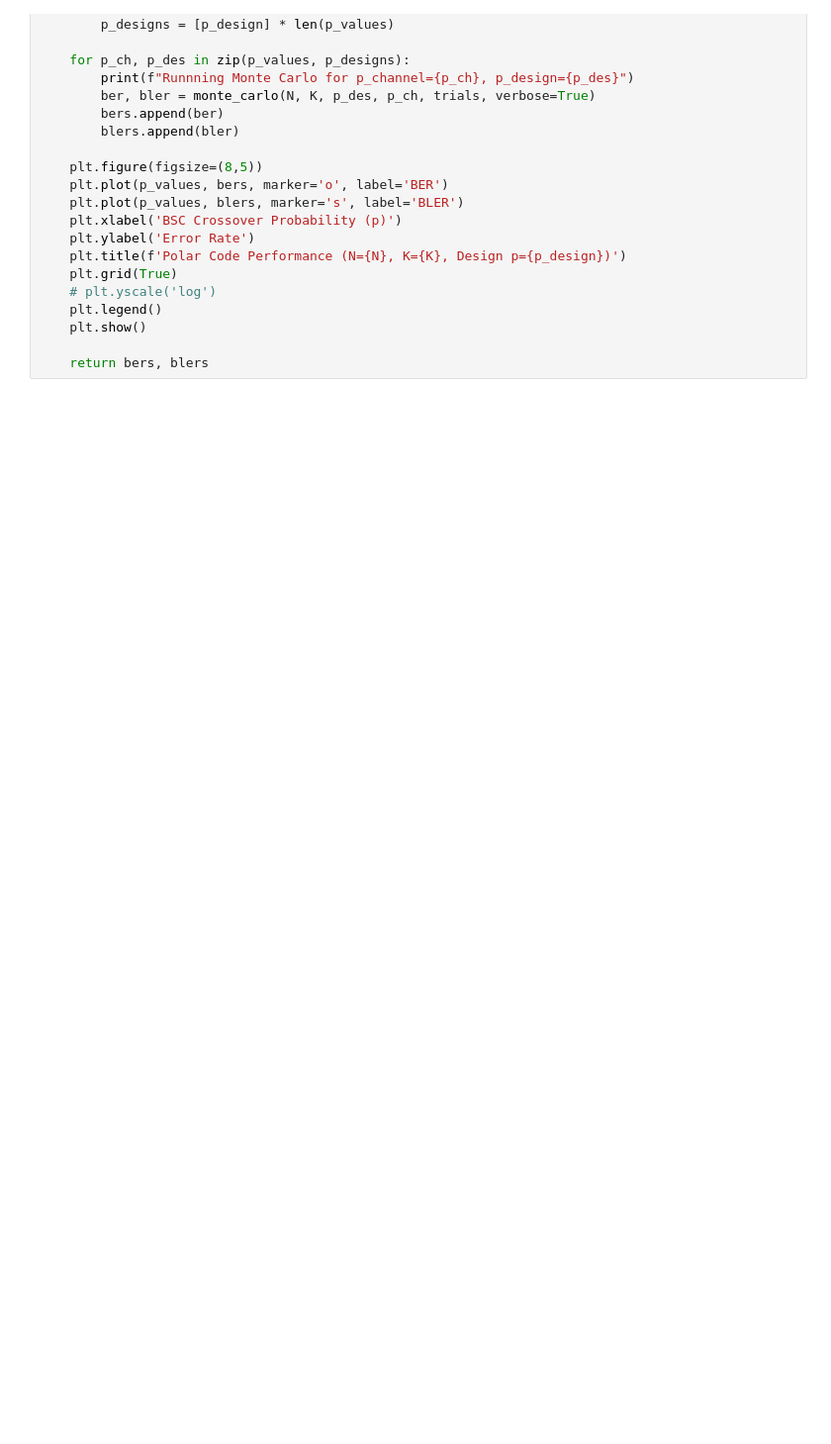
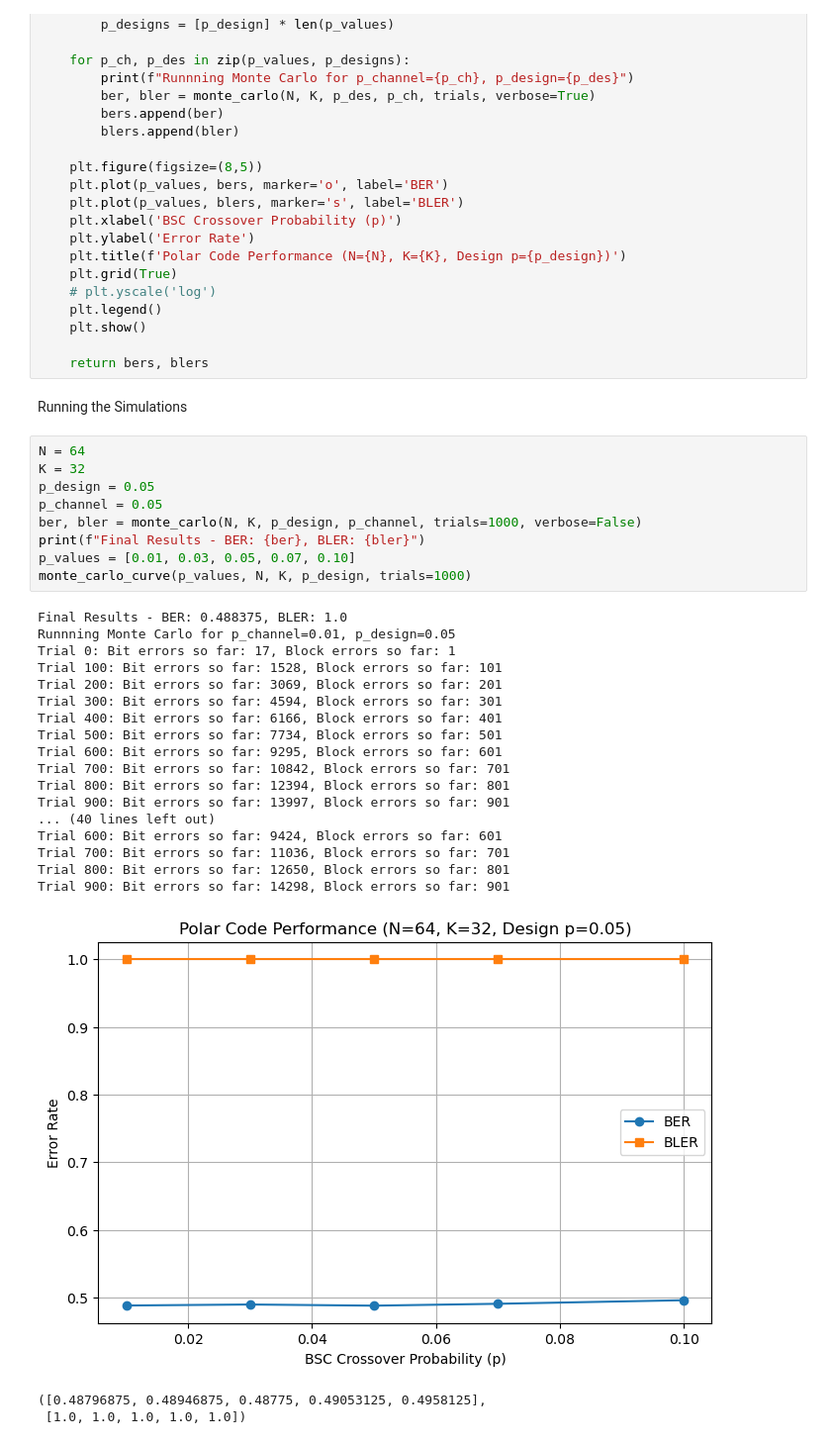
Before and after one commit to goIsaiah/PolarCoding, a Jupyter notebook: PolarCoding.ipynb, the cells around one changed output. Shown: that part at 99% size. Drawn from its saved outputs; the diff is of its cells as text; blank space fills up the shorter version.

```diff
--- a/PolarCoding.ipynb
+++ b/PolarCoding.ipynb
@@ -184,3 +186,35 @@ def monte_carlo_curve(p_values, N, K, p_design, trials):
     plt.show()
 
     return bers, blers
+# %% [markdown]
+Running the Simulations
+# %%
+N = 64
+K = 32
+p_design = 0.05
+p_channel = 0.05
+ber, bler = monte_carlo(N, K, p_design, p_channel, trials=1000, verbose=False)
+print(f"Final Results - BER: {ber}, BLER: {bler}")
+p_values = [0.01, 0.03, 0.05, 0.07, 0.10]
+monte_carlo_curve(p_values, N, K, p_design, trials=1000)
+# %% [output]
+Final Results - BER: 0.488375, BLER: 1.0
+Runnning Monte Carlo for p_channel=0.01, p_design=0.05
+Trial 0: Bit errors so far: 17, Block errors so far: 1
+Trial 100: Bit errors so far: 1528, Block errors so far: 101
+Trial 200: Bit errors so far: 3069, Block errors so far: 201
+Trial 300: Bit errors so far: 4594, Block errors so far: 301
+Trial 400: Bit errors so far: 6166, Block errors so far: 401
+Trial 500: Bit errors so far: 7734, Block errors so far: 501
+Trial 600: Bit errors so far: 9295, Block errors so far: 601
+Trial 700: Bit errors so far: 10842, Block errors so far: 701
+Trial 800: Bit errors so far: 12394, Block errors so far: 801
+Trial 900: Bit errors so far: 13997, Block errors so far: 901
+... (40 lines left out)
+Trial 600: Bit errors so far: 9424, Block errors so far: 601
+Trial 700: Bit errors so far: 11036, Block errors so far: 701
+Trial 800: Bit errors so far: 12650, Block errors so far: 801
+Trial 900: Bit errors so far: 14298, Block errors so far: 901
+[figure, added]
+([0.48796875, 0.48946875, 0.48775, 0.49053125, 0.4958125],
+ [1.0, 1.0, 1.0, 1.0, 1.0])
```
Also changed, not shown: parts of 2 cells of this notebook.
